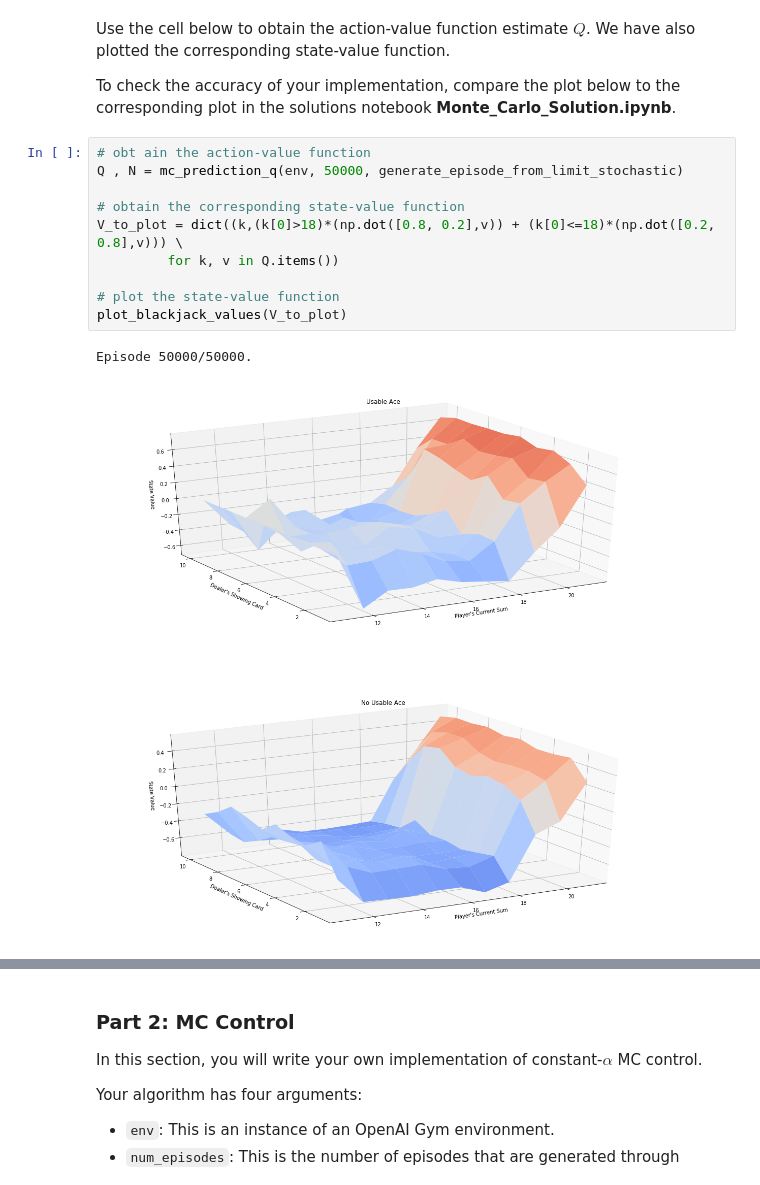
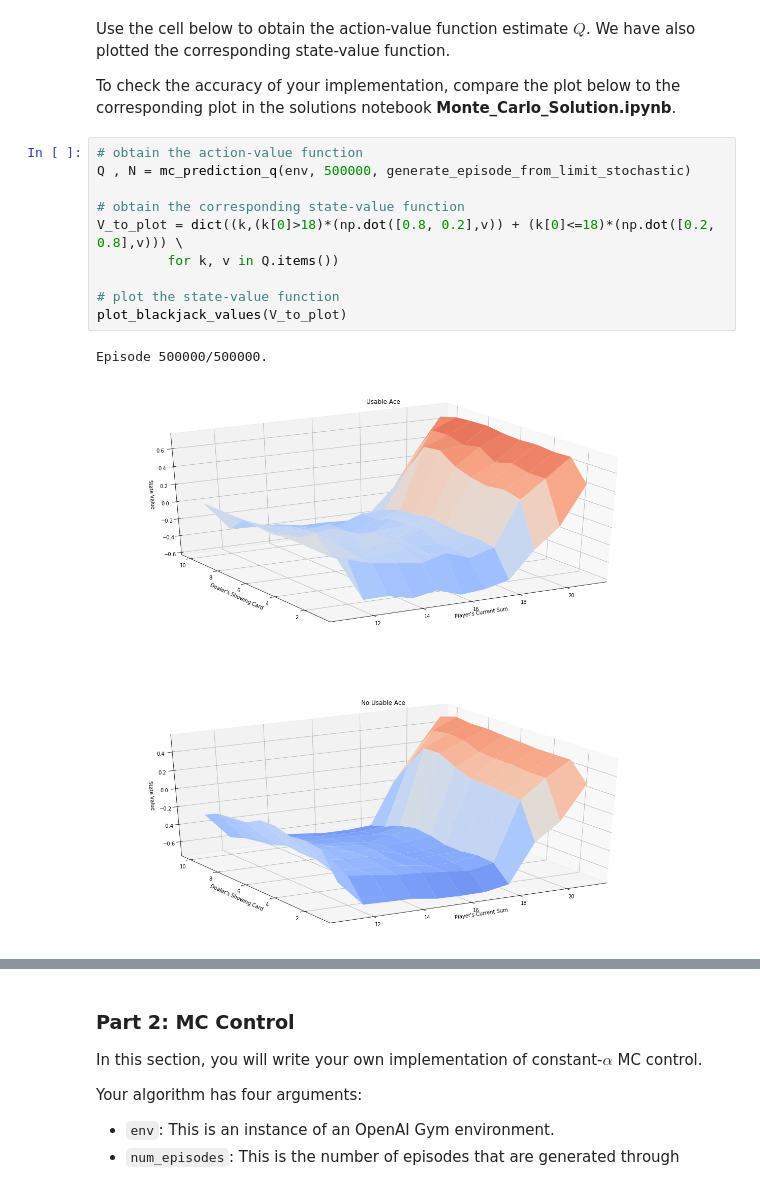
Before and after one commit to wassimseif/Udacity-Reinforcement-Learning-Nanodegree-solutions, a Jupyter notebook: monte-carlo/Monte_Carlo.ipynb, the cells around one changed output, grey strips where cells are left out. Saved outputs shown, nothing was run; the diff lists cells and outputs as text.

```diff
--- a/monte-carlo/Monte_Carlo.ipynb
+++ b/monte-carlo/Monte_Carlo.ipynb
@@ -175,15 +175,15 @@ Use the cell below to obtain the action-value function estimate $Q$.  We have al
 
 To check the accuracy of your implementation, compare the plot below to the corresponding plot in the solutions notebook **Monte_Carlo_Solution.ipynb**.
 # %%
-# obt ain the action-value function
-Q , N = mc_prediction_q(env, 50000, generate_episode_from_limit_stochastic)
+# obtain the action-value function
+Q , N = mc_prediction_q(env, 500000, generate_episode_from_limit_stochastic)
 
 # obtain the corresponding state-value function
 V_to_plot = dict((k,(k[0]>18)*(np.dot([0.8, 0.2],v)) + (k[0]<=18)*(np.dot([0.2, 0.8],v))) \
          for k, v in Q.items())
 
 # plot the state-value function
 plot_blackjack_values(V_to_plot)
 # %% [output]
-Episode 50000/50000.
+Episode 500000/500000.
-[figure, old version]
+[figure, new version]
```
Also changed, not shown: parts of 4 cells of this notebook.
